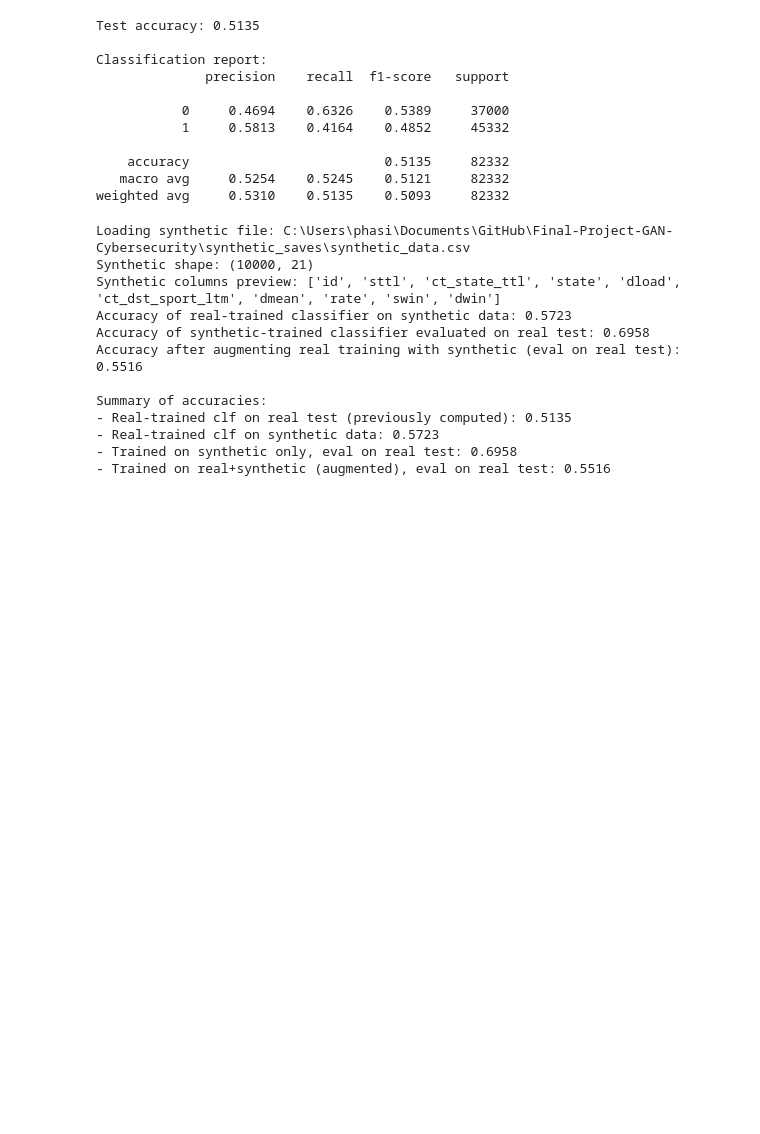
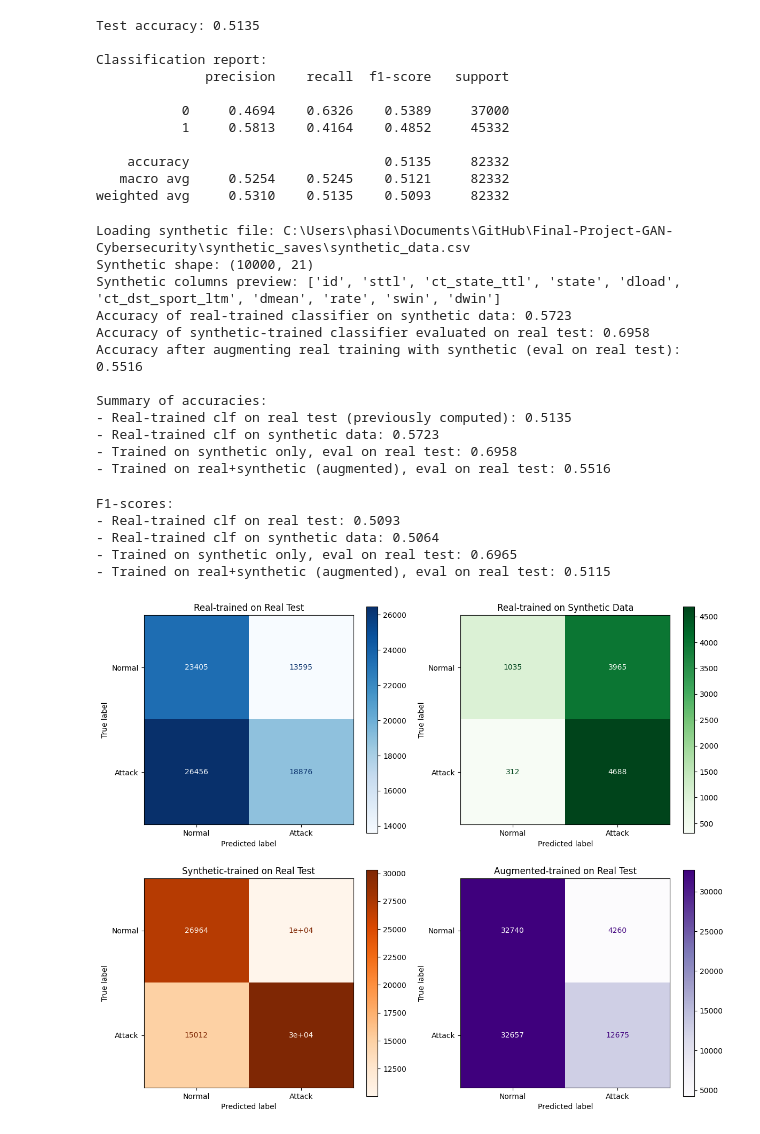
Before and after one commit to Phasio3/Final-Project-GAN-Cybersecurity, a Jupyter notebook: Simple_NN.ipynb, the cells around one changed output. Saved outputs shown, nothing was run; the diff lists cells and outputs as text; code cells hidden in the pictures; blank space fills up the shorter version.

```diff
--- a/Simple_NN.ipynb
+++ b/Simple_NN.ipynb
@@ -255,3 +255,49 @@ Summary of accuracies:
 - Real-trained clf on synthetic data: 0.5723
 - Trained on synthetic only, eval on real test: 0.6958
 - Trained on real+synthetic (augmented), eval on real test: 0.5516
+# %%
+# Print f-score for each scenario
+from sklearn.metrics import f1_score
+f1_real_on_real = f1_score(y_test, y_pred, average='weighted')
+f1_real_on_synth = f1_score(y_synth, y_synth_pred_by_real_clf, average='weighted')
+f1_synth_on_real = f1_score(y_test, y_pred_from_synth_trained, average='weighted')
+f1_augmented_on_real = f1_score(y_test, y_pred_aug, average='weighted')
+print("\nF1-scores:")
+print(f"- Real-trained clf on real test: {f1_real_on_real:.4f}")
+print(f"- Real-trained clf on synthetic data: {f1_real_on_synth:.4f}")
+print(f"- Trained on synthetic only, eval on real test: {f1_synth_on_real:.4f}")
+print(f"- Trained on real+synthetic (augmented), eval on real test: {f1_augmented_on_real:.4f}")
+# %% [output]
+F1-scores:
+- Real-trained clf on real test: 0.5093
+- Real-trained clf on synthetic data: 0.5064
+- Trained on synthetic only, eval on real test: 0.6965
+- Trained on real+synthetic (augmented), eval on real test: 0.5115
+# %%
+# Plot confusion matrices for each scenario
+from sklearn.metrics import ConfusionMatrixDisplay
+fig, axes = plt.subplots(2, 2, figsize=(12, 10))
+ConfusionMatrixDisplay.from_predictions(
+    y_test, y_pred, ax=axes[0,0], cmap='Blues',
+    display_labels=['Normal', 'Attack']
+)
+ConfusionMatrixDisplay.from_predictions(
+    y_synth, y_synth_pred_by_real_clf, ax=axes[0,1], cmap='Greens',
+    display_labels=['Normal', 'Attack']
+)
+ConfusionMatrixDisplay.from_predictions(
+    y_test, y_pred_from_synth_trained, ax=axes[1,0], cmap='Oranges',
+    display_labels=['Normal', 'Attack']
+)
+ConfusionMatrixDisplay.from_predictions(
+    y_test, y_pred_aug, ax=axes[1,1], cmap='Purples',
+    display_labels=['Normal', 'Attack']
+)
+axes[0,0].set_title('Real-trained on Real Test')
+axes[0,1].set_title('Real-trained on Synthetic Data')
+axes[1,0].set_title('Synthetic-trained on Real Test')
+axes[1,1].set_title('Augmented-trained on Real Test')
+plt.tight_layout()
+plt.show()
+# %% [output]
+[figure, added]
```
Also changed, not shown: 6 other files.
